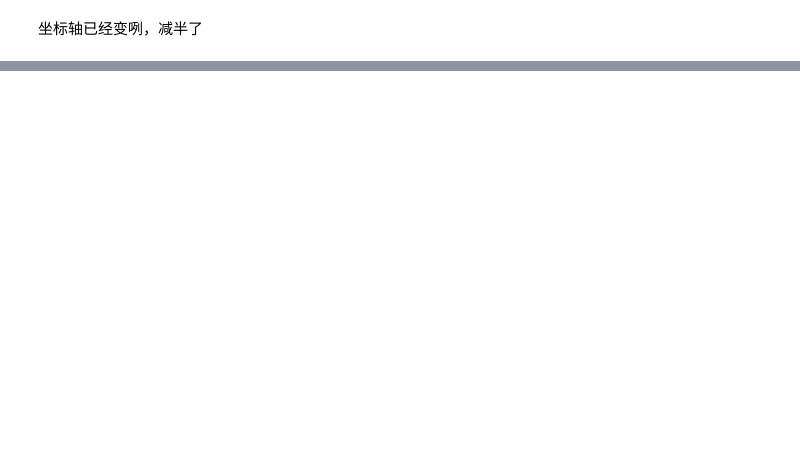
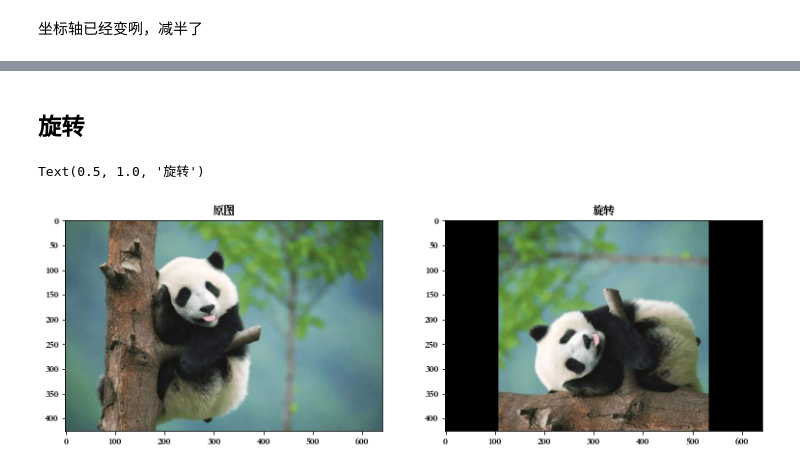
Before and after one commit to CastleDream/d2l_learning, a Jupyter notebook: d2l_zh_jupyter/self_exercise/related_code/相关22.图像的几何变换.ipynb, the cells around one changed output, grey strips where cells are left out. Saved outputs shown, nothing was run; the diff lists cells and outputs as text; code cells hidden in the pictures; blank space fills up the shorter version.

```diff
--- a/d2l_zh_jupyter/self_exercise/related_code/相关22.图像的几何变换.ipynb
+++ b/d2l_zh_jupyter/self_exercise/related_code/相关22.图像的几何变换.ipynb
@@ -37,0 +64,23 @@ Text(0.5, 1.0, '自己手动指定像素')
+# %% [markdown]
+##  旋转
+# %%
+M1=np.array([[0,-1,0],[1,0,0]],dtype=np.float32)
+dst1 = cv2.warpAffine(img,M1,(col,row))
+
+
+M = cv2.getRotationMatrix2D(((col-1)/2.0,(row-1)/2.0),90,1)
+dst = cv2.warpAffine(img,M,(col,row))
+
+plt.figure(figsize=(20,10))
+
+
+plt.subplot(131)
+plt.imshow(img[:,:,[2,1,0]])
+plt.title("原图")
+
+plt.subplot(132)
+plt.imshow(dst[:,:,[2,1,0]])
+plt.title("旋转")
+# %% [output]
+Text(0.5, 1.0, '旋转')
+[figure, added]
```
Also changed, not shown: parts of 11 cells of this notebook, 5 other files.
